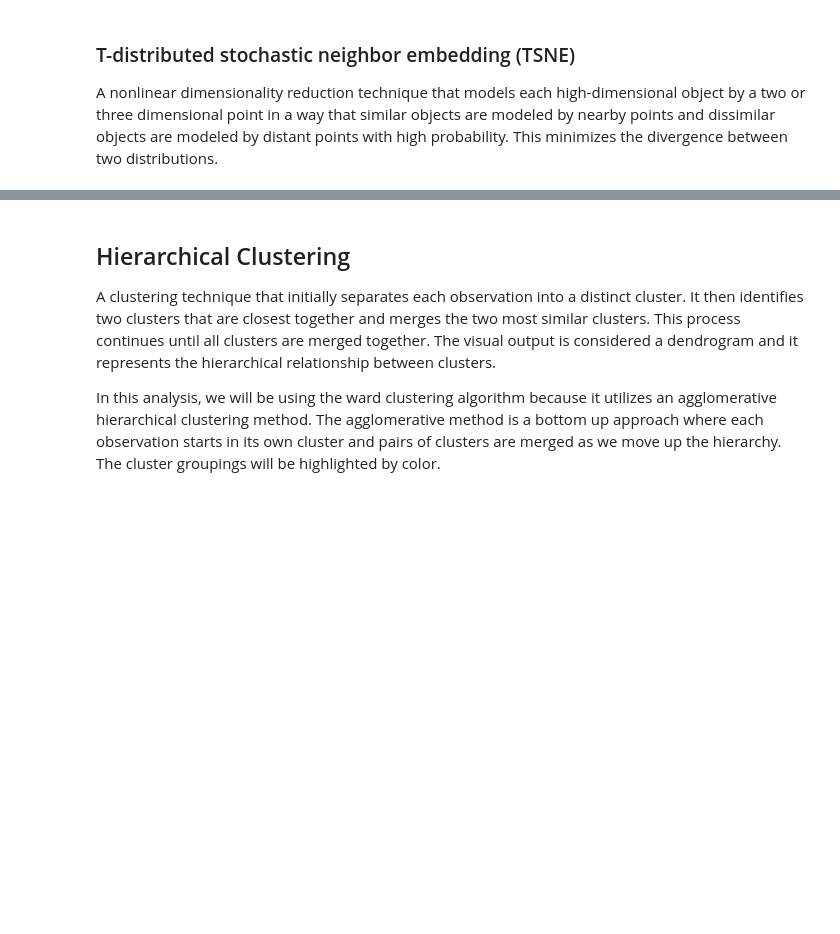
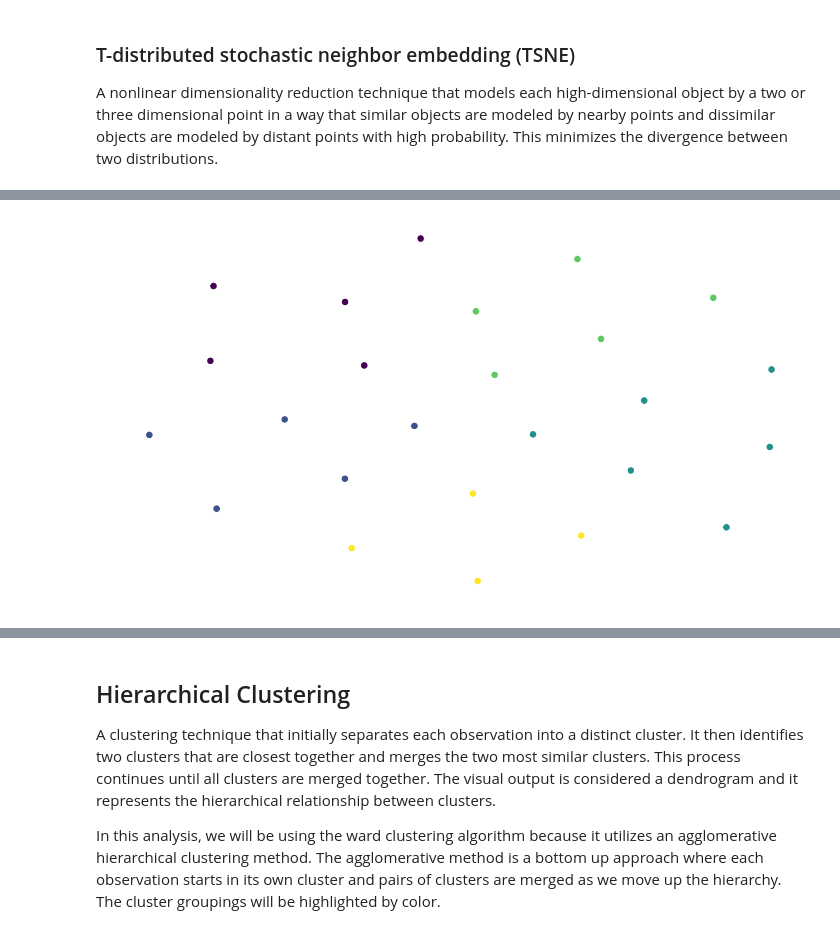
Before and after one commit to GlennSG/NLP-Clustering, a Jupyter notebook: Unsupervised Learning Capstone Final.ipynb, the cells around one changed output, grey strips where cells are left out. Saved outputs shown, nothing was run; the diff lists cells and outputs as text; code cells hidden in the pictures; blank space fills up the shorter version.

```diff
--- a/Unsupervised Learning Capstone Final.ipynb
+++ b/Unsupervised Learning Capstone Final.ipynb
@@ -445,0 +463,3 @@ So maybe using KMeans wasn't the best approach to this problem. Lets try a diffe
+# %%
+tfs_embedded2 = TSNE(n_components = 2, perplexity =40, init="pca", n_iter=2500, verbose=2,random_state = 42).fit_transform(X_test.toarray())
+km.fit(tfs_embedded2)
@@ -445,0 +487,8 @@ So maybe using KMeans wasn't the best approach to this problem. Lets try a diffe
+# %%
+plt.rcParams['figure.figsize'] = (23,13)
+plt.scatter(tfs_embedded2[:, 0], tfs_embedded2[:, 1],
+            c=km.labels_, edgecolor='',s=150)
+plt.axis("off")
+plt.show()
+# %% [output]
+[figure, added]
```
Also changed, not shown: parts of 15 cells of this notebook.
